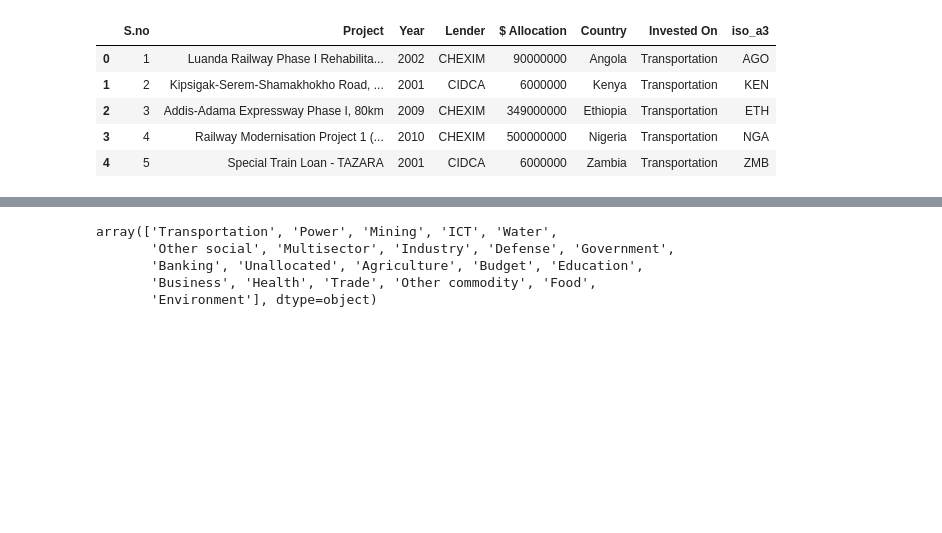
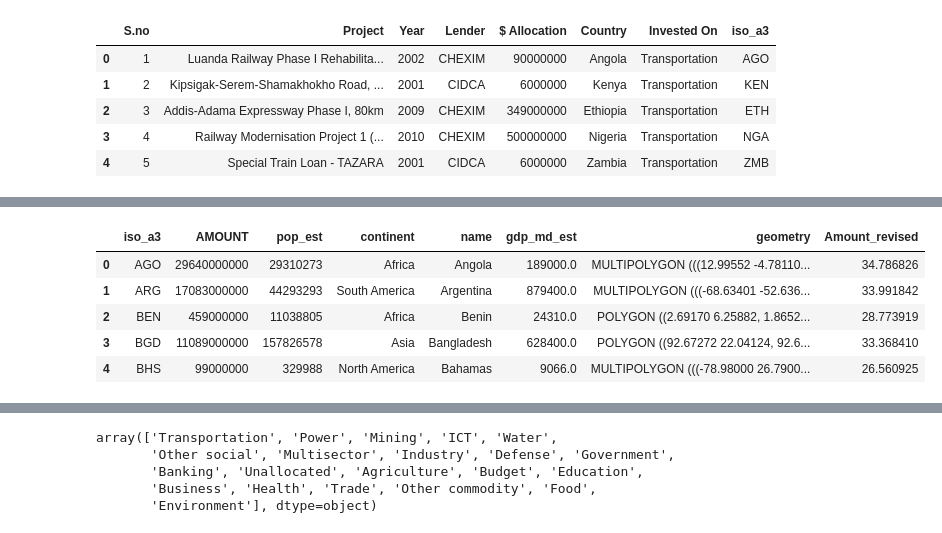
Before and after one commit to CassieCcL/Chinese-Debt-Trap, a Jupyter notebook: Chinese Debt Trap.ipynb, the cells around one changed output, grey strips where cells are left out. Drawn from its saved outputs; the diff is of its cells as text; code cells hidden in the pictures; blank space fills up the shorter version.

```diff
--- a/Chinese Debt Trap.ipynb
+++ b/Chinese Debt Trap.ipynb
@@ -86,0 +109,12 @@ debt_africa.head()
+# %%
+debt_inter_plot = pd.merge(debt_inter_ply, worldmap, on="iso_a3", how="inner")
+#Adding a column of log(AMOUNT) to reduce the difference
+debt_inter_plot["Amount_revised"] = np.log2(debt_inter_plot["AMOUNT"])
+debt_inter_plot.head()
+# %% [output]
+|  | iso_a3 | AMOUNT | pop_est | continent | name | gdp_md_est | geometry | Amount_revised |
+| 0 | AGO | 29640000000 | 29310273 | Africa | Angola | 189000.0 | MULTIPOLYGON (((12.99552 -4.78110... | 34.786826 |
+| 1 | ARG | 17083000000 | 44293293 | South America | Argentina | 879400.0 | MULTIPOLYGON (((-68.63401 -52.636... | 33.991842 |
+| 2 | BEN | 459000000 | 11038805 | Africa | Benin | 24310.0 | POLYGON ((2.69170 6.25882, 1.8652... | 28.773919 |
+| 3 | BGD | 11089000000 | 157826578 | Asia | Bangladesh | 628400.0 | POLYGON ((92.67272 22.04124, 92.6... | 33.368410 |
+| 4 | BHS | 99000000 | 329988 | North America | Bahamas | 9066.0 | MULTIPOLYGON (((-78.98000 26.7900... | 26.560925 |
```
Also changed, not shown: parts of 9 cells of this notebook.
